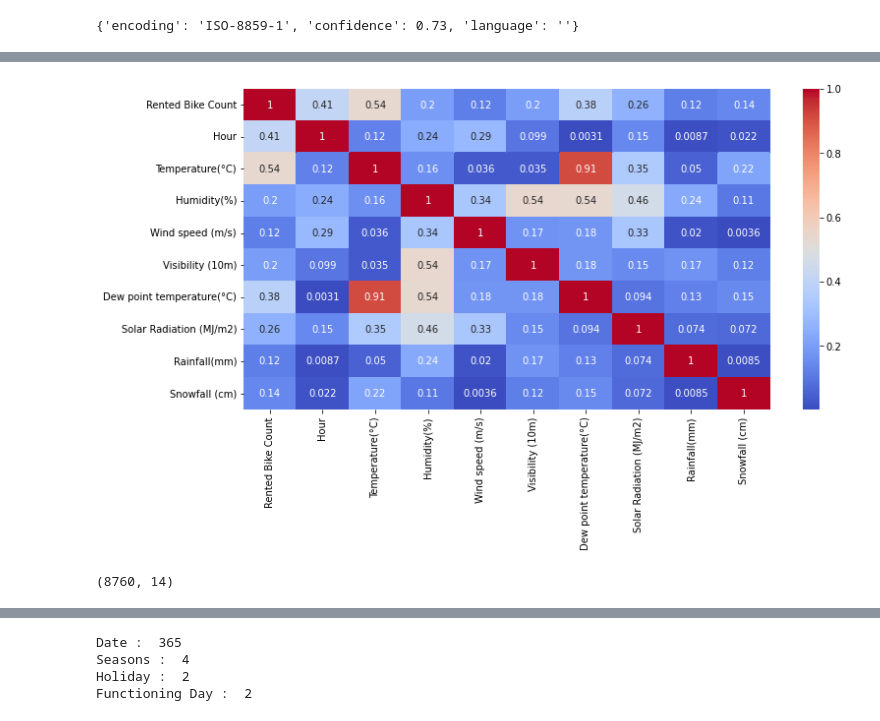
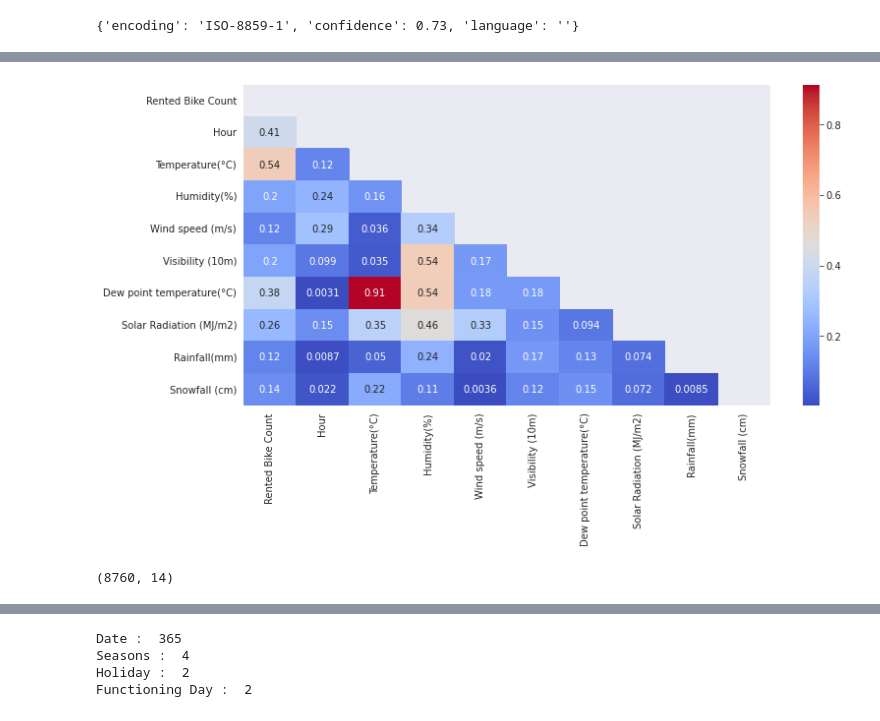
Before and after one commit to suchirmm/seoulbike, a Jupyter notebook: project_seoulbike.ipynb, the cells around one changed output, grey strips where cells are left out. Saved outputs shown, nothing was run; the diff lists cells and outputs as text; code cells hidden in the pictures.

```diff
--- a/project_seoulbike.ipynb
+++ b/project_seoulbike.ipynb
@@ -37,6 +37,8 @@ Mounted at /content/drive
 import pandas as pd
 import numpy as np
 import seaborn as sns
+sns.set_style('darkgrid')
+
 import matplotlib.pyplot as plt
 import chardet
 import warnings
@@ -87,15 +97,22 @@ sns.distplot(a = data['Rented Bike Count'], kde = True)
 # %%
+# Not much of a linear relationship here
+
 plt.figure(figsize = (12,6))
+# Getting the Upper Triangle of the co-relation matrix
 correlation = data.corr()
-sns.heatmap(abs(correlation), annot = True, cmap = 'coolwarm')
+
+matrix = np.triu(correlation)
+sns.heatmap(abs(correlation), annot = True, cmap = 'coolwarm', mask=matrix)
 
 plt.show()
 # %% [output]
-[figure, old version]
+[figure, new version]
-# %%
-data.shape
-# %% [output]
-(8760, 14)
+# %%
+# Small dataset
+
+data.shape
+# %% [output]
+(8760, 14)
 # %%
 # No null values
 # Hence no missing value cleaning is required
```
Also changed, not shown: parts of 63 cells of this notebook.
